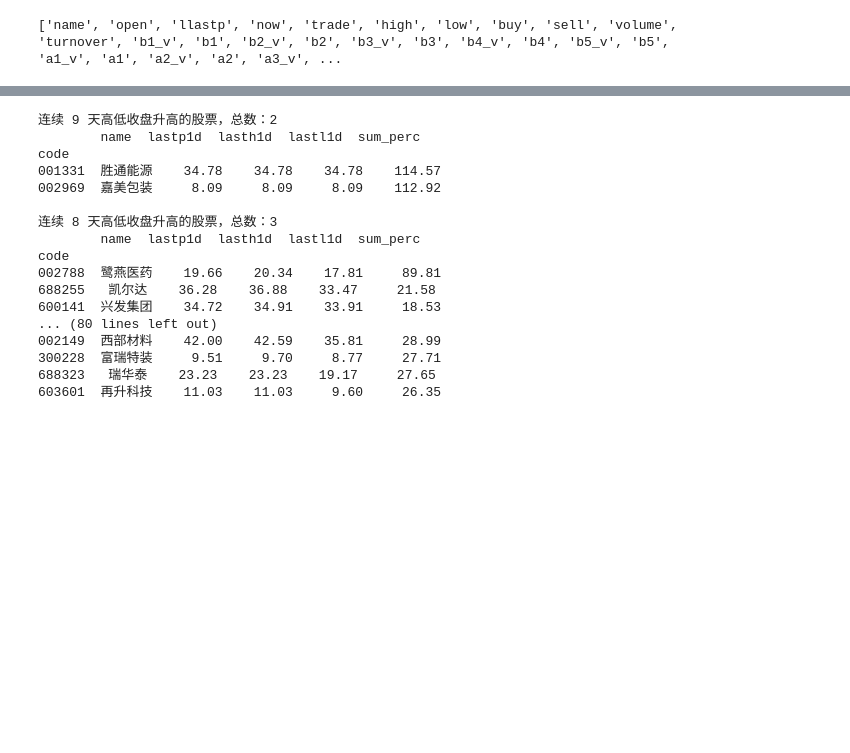
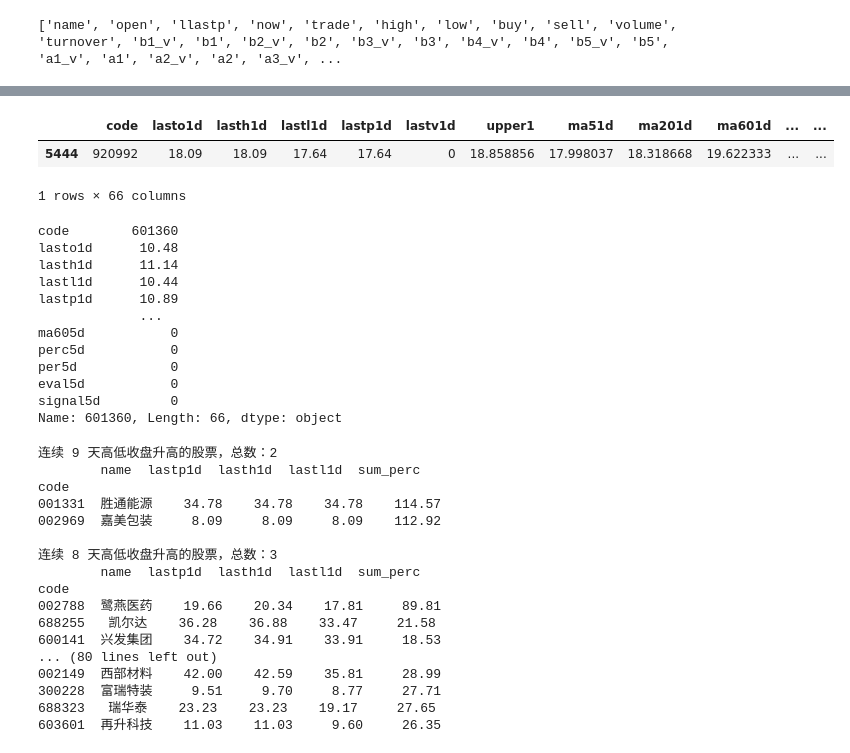
Before and after one commit to johnsonhongyi/pyQuant3, a Jupyter notebook: stock_standalone/jupyterAlgo/Quant2023/gpt-策略.ipynb, the cells around one changed output, grey strips where cells are left out. Saved outputs shown, nothing was run; the diff lists cells and outputs as text; code cells hidden in the pictures; blank space fills up the shorter version.

```diff
--- a/stock_standalone/jupyterAlgo/Quant2023/gpt-策略.ipynb
+++ b/stock_standalone/jupyterAlgo/Quant2023/gpt-策略.ipynb
@@ -1157,14 +1148,14 @@ def get_trading_date(df, day_offset, today_trading=datetime.datetime.now().date(
         return None
     return trading_days.iloc[target_idx]
 
-# 示例：d=5
-d = 5
-trading_date_d5 = get_trading_date(df, d)
-print(f'today: {today} d: {d}, 实际交易日: {trading_date_d5}')
+# # 示例：d=5
+# d = 3
+# trading_date_d5 = get_trading_date(df, d)
+# print(f'today: {today} d: {d}, 实际交易日: {trading_date_d5}')
 
-# 判断是否工作日
-is_workday = trading_date_d5.weekday() < 5
-print(f'是否工作日: {is_workday}')
+# # 判断是否工作日
+# is_workday = trading_date_d5.weekday() < 5
+# print(f'是否工作日: {is_workday}')
 
 # # 输出当天股票列表
 # df_day5 = df[df['day']==d]
@@ -1347,7 +1351,7 @@ def strong_momentum_today_plus_history_sum_opt(df, max_days=9):
     """
     result_dict = {}
 
-    for window in range(2, max_days+1):
+    for window in range(1, max_days+1):
         df_window = df.copy()
         mask = pd.Series(True, index=df.index)
 
@@ -1677,2 +1684,2 @@ def align_sum_percent(df, merged_df):
 # %%
-results_opt = strong_momentum_today_plus_history_sum_opt(df, max_days=9)
+results_opt = strong_momentum_today_plus_history_sum_opt(df, max_days=cct.compute_lastdays)
@@ -1679,3 +1720,30 @@ results_opt = strong_momentum_today_plus_history_sum_opt(df, max_days=9)
+# %%
+# 假设 df['code'] 原本不是索引
+code = '601360'
+# df_feat = pd.DataFrame(generate_df_vect_daily_features_safe(df, lastdays=cct.compute_lastdays))
+# # df_feat.loc[code]
+# df_feat[-1:]
+# df_indexed = df_feat.set_index('code', drop=False)  # drop=False 保留原 code 列
+results_opt
+# 查找 code = '601360'
+row = df_indexed.loc['601360']  # 直接 O(1) 查找
+row
+# %% [output]
+|  | code | lasto1d | lasth1d | lastl1d | lastp1d | lastv1d | upper1 | ma51d | ma201d | ma601d | ... | ... |
+| 5444 | 920992 | 18.09 | 18.09 | 17.64 | 17.64 | 0 | 18.858856 | 17.998037 | 18.318668 | 19.622333 | ... | ... |
+1 rows × 66 columns
+code        601360
+lasto1d      10.48
+lasth1d      11.14
+lastl1d      10.44
+lastp1d      10.89
+             ...
+ma605d           0
+perc5d           0
+per5d            0
+eval5d           0
+signal5d         0
+Name: 601360, Length: 66, dtype: object
 # %%
 print_strong_stocks_by_window(results_opt, top_n=10)
 # %% [output]
```
Also changed, not shown: parts of 30 cells of this notebook, 9 other files.
